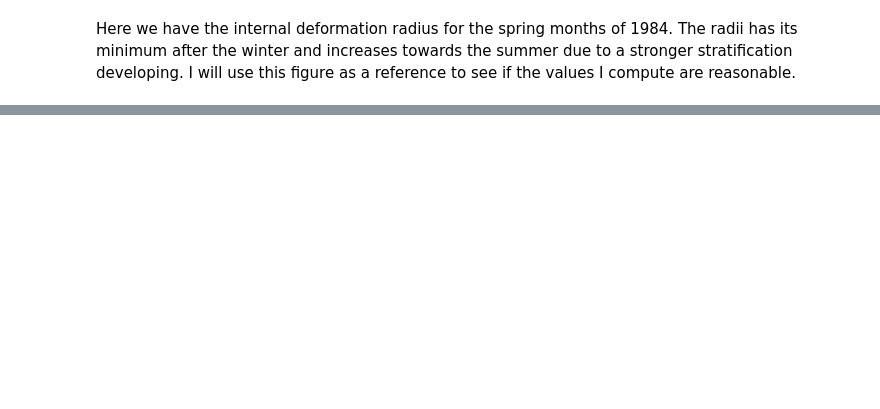
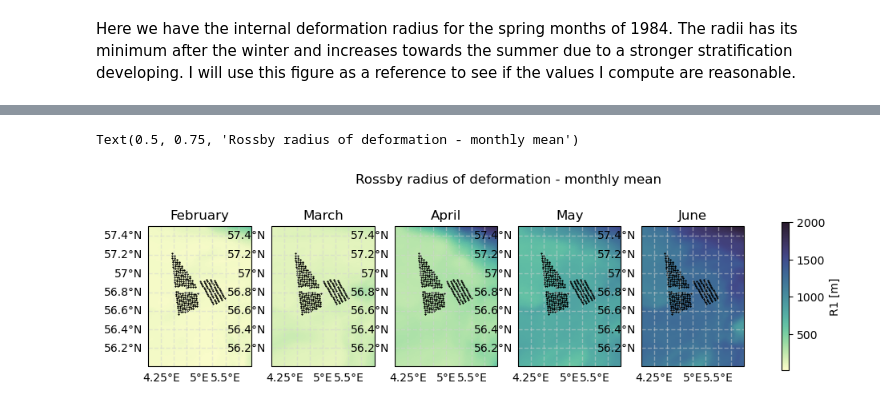
Before and after one commit to kjes4pres/MET_sommer25, a Jupyter notebook: rossby_radius.ipynb, the cells around one changed output, grey strips where cells are left out. Cells and saved outputs as stored; diff of their text form; code cells hidden in the pictures; blank space fills up the shorter version.

```diff
--- a/rossby_radius.ipynb
+++ b/rossby_radius.ipynb
@@ -157,0 +260,53 @@ start med å regne ut på dagsfil med/uten turbin. når metoden sitter -> lag pr
+# %%
+def monthly_mean_SV_map(files):
+    # Opening all files
+    full_ds = xr.open_mfdataset(files)
+
+    # Converting ocean_time from seconds since initialization to datetime values
+    ocean_time = full_ds.ocean_time.values
+    datetime_array = [datetime.fromtimestamp(ot) for ot in ocean_time]
+    full_ds['ocean_time'] = datetime_array
+
+    ds_monthly = full_ds.resample(ocean_time='1M').mean(dim='ocean_time')
+
+
+    return ds_monthly
+# %%
+ds_monthly = monthly_mean_SV_map(files)
+# %%
+proj = ccrs.Mercator()
+fig, ax = plt.subplots(1, 5, figsize=(12, 6), subplot_kw={'projection':proj})
+
+cmap='cmo.deep'
+
+vmin = 20
+vmax = 2000
+
+for axs in ax:
+    axs.set_extent([4, 6, 56, 57.5], crs=ccrs.PlateCarree())
+    for i in range(len(sorvest_F.coordinates)):
+        axs.plot(sorvest_F.coordinates[i][0], sorvest_F.coordinates[i][1], transform = ccrs.PlateCarree(), color = 'black', marker ='*', markersize=1)
+    gl = axs.gridlines(crs=ccrs.PlateCarree(), draw_labels=True, linewidth=1, color='lightgray', alpha=0.5, linestyle='--')
+    gl.top_labels = False  # Disable top labels
+    gl.right_labels = False  # Disable right labels
+    gl.xformatter = LONGITUDE_FORMATTER
+    gl.yformatter = LATITUDE_FORMATTER
+
+for i in range(5):
+    plot = ax[i].pcolormesh(lon, lat, ds_monthly.gamma_r[i, :, :],
+                            transform=ccrs.PlateCarree(), cmap=cmap,
+                            vmin=vmin, vmax=vmax)
+
+ax[0].set_title('February')
+ax[1].set_title('March')
+ax[2].set_title('April')
+ax[3].set_title('May')
+ax[4].set_title('June')
+
+cbar = fig.colorbar(plot, ax=ax, orientation='vertical', shrink=0.4)
+cbar.set_label('R1 [m]')
+
+fig.suptitle('Rossby radius of deformation - monthly mean', y=0.75)
+# %% [output]
+Text(0.5, 0.75, 'Rossby radius of deformation - monthly mean')
+[figure, added]
```
Also changed, not shown: parts of 31 cells of this notebook.
